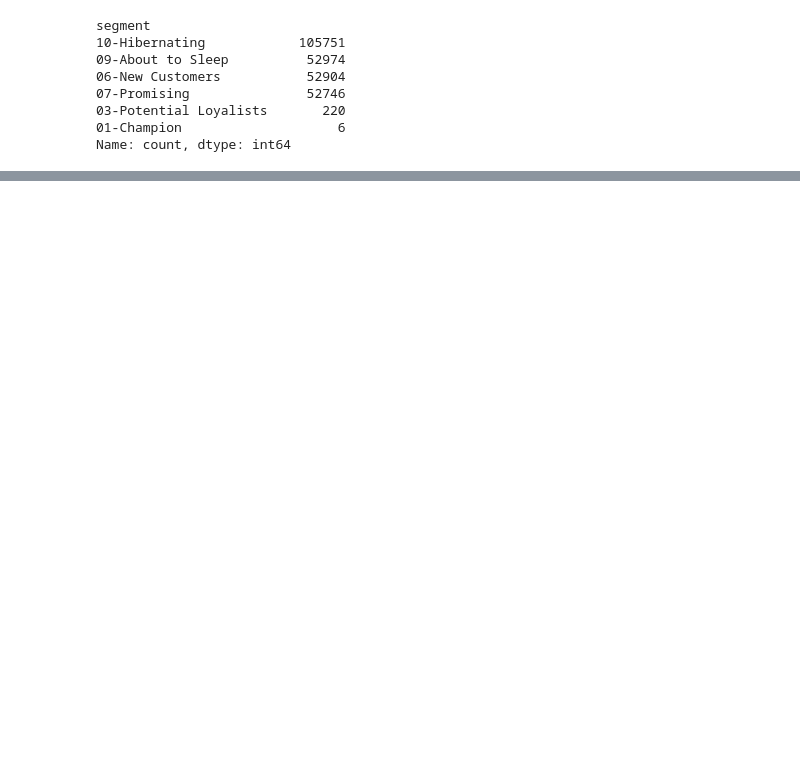
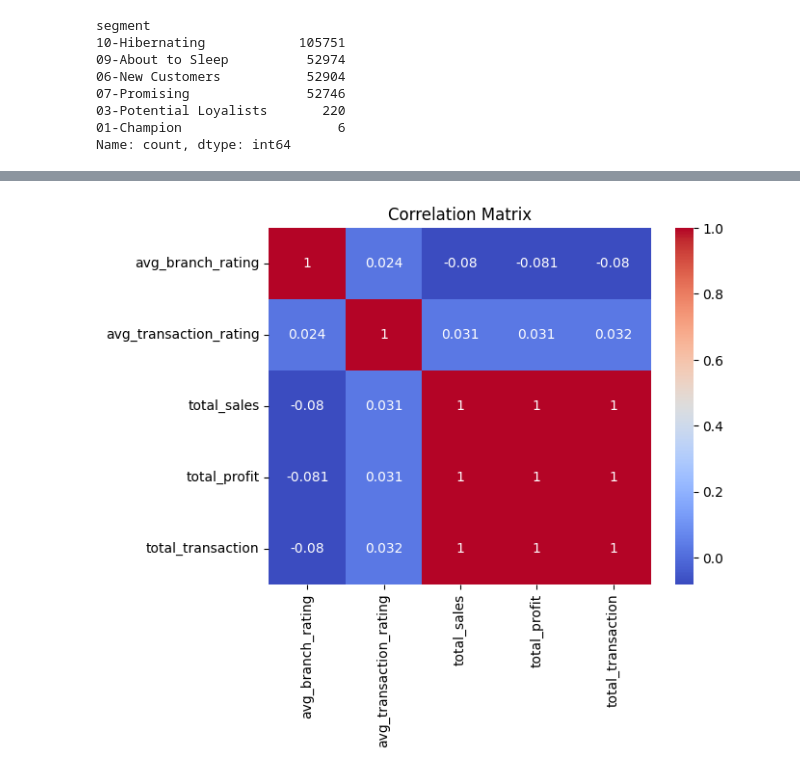
Before and after one commit to frqwuzhere/final_task_project_based_internship_rakaminxkimiafarma, a Jupyter notebook: kf_bigdata_analysis.ipynb, the cells around one changed output, grey strips where cells are left out. Cells and saved outputs as stored; diff of their text form; code cells hidden in the pictures; blank space fills up the shorter version.

Commit message:
add analysis about 'does rating affects the sales, profit and transaction'

```diff
--- a/kf_bigdata_analysis.ipynb
+++ b/kf_bigdata_analysis.ipynb
@@ -398,0 +401,4 @@ Name: count, dtype: int64
+# %%
+df_rating_sales = df.copy()
+# %%
+df_rating_sales['year'] = df_rating_sales['date'].dt.year
@@ -398,0 +425,9 @@ Name: count, dtype: int64
+# %%
+df_rating_sales = df_rating_sales.groupby(['year', 'provinsi'], as_index=False).agg(
+    avg_branch_rating=('rating_cabang', lambda x: round(x.mean(),2)),
+    avg_transaction_rating=('rating_transaksi', lambda x: round(x.mean(),2)),
+    total_sales=('nett_sales','sum'),
+    total_profit=('nett_profit','sum'),
+    total_transaction=('transaction_id','count')
+)
+df_rating_sales
@@ -398,0 +448,7 @@ Name: count, dtype: int64
+# %%
+df_numeric = df_rating_sales.iloc[:,2:7]
+sns.heatmap(df_numeric.corr(), annot=True, cmap="coolwarm")
+plt.title("Correlation Matrix")
+plt.show()
+# %% [output]
+[figure, added]
```
Also changed, not shown: parts of 4 cells of this notebook, 1 other file.
